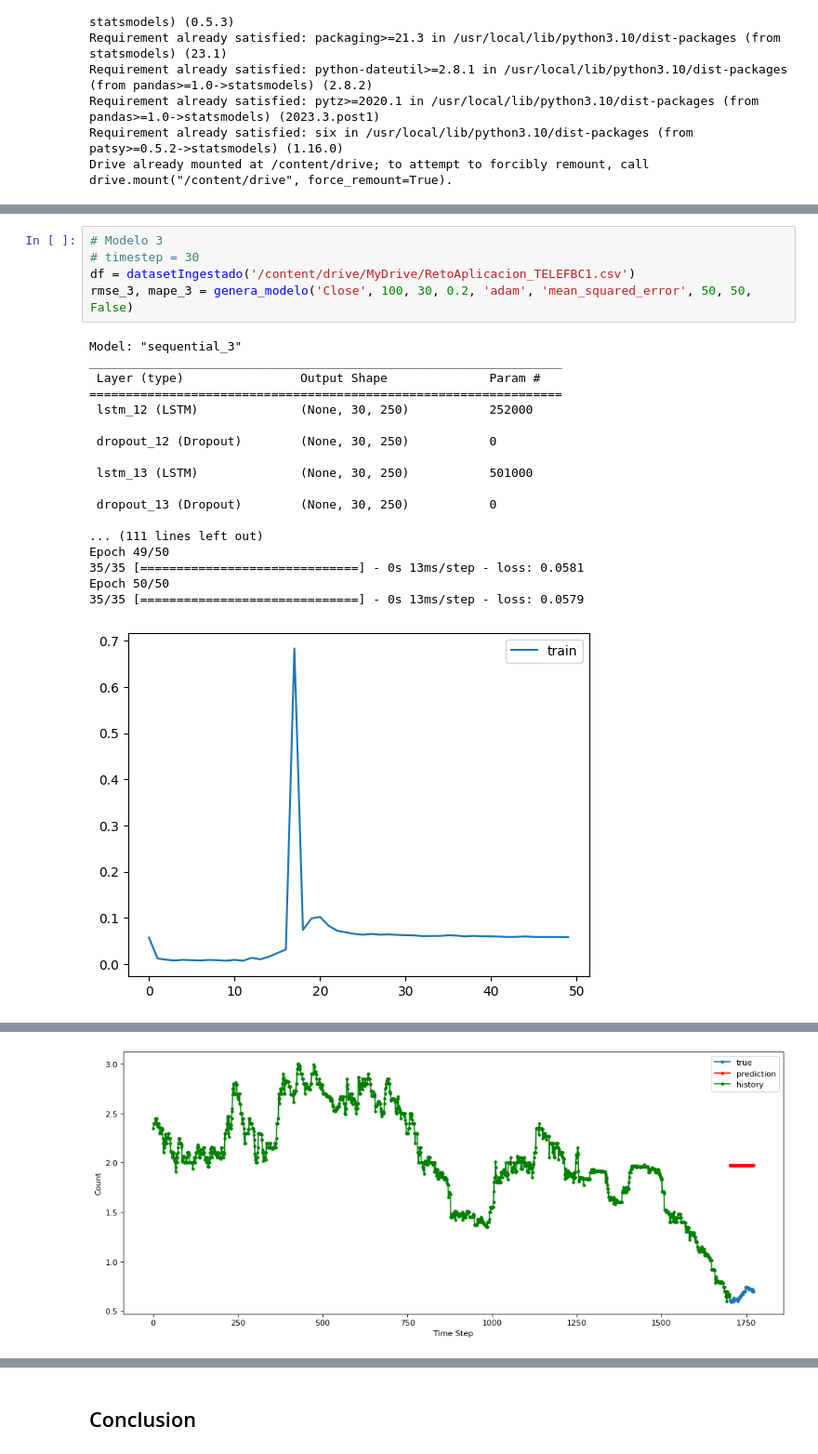
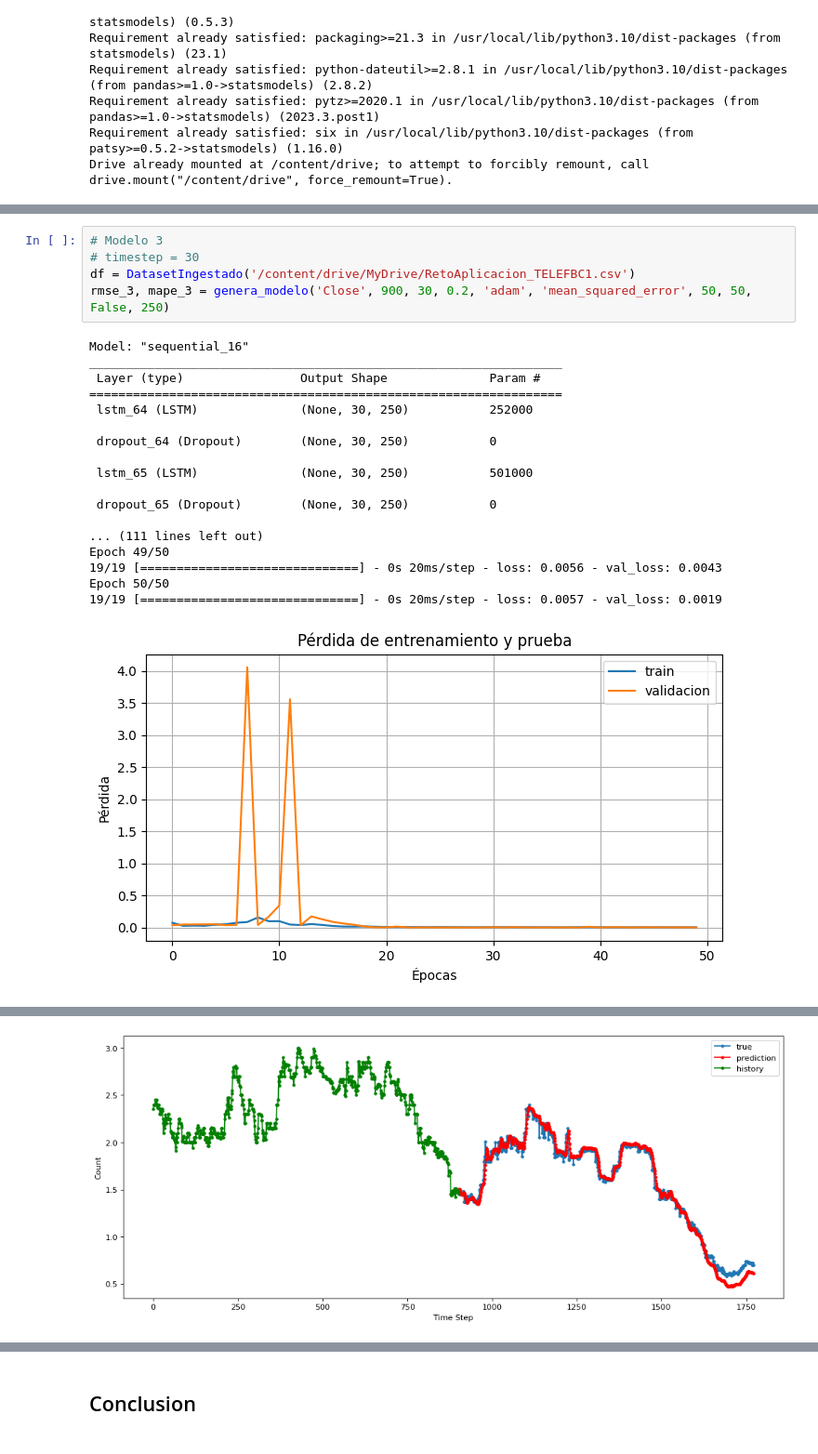
Before and after one commit to dhuanca/deeplearning, a Jupyter notebook: Implementacion.ipynb, the cells around one changed output, grey strips where cells are left out. Shown at 93% size. Cells and saved outputs as stored; diff of their text form.

```diff
--- a/Implementacion.ipynb
+++ b/Implementacion.ipynb
@@ -115,24 +102,24 @@ MAPE:  2.8348926698744146
 # %%
 # Modelo 3
 # timestep = 30
-df = datasetIngestado('/content/drive/MyDrive/RetoAplicacion_TELEFBC1.csv')
-rmse_3, mape_3 = genera_modelo('Close', 100, 30, 0.2, 'adam', 'mean_squared_error', 50, 50, False)
+df = DatasetIngestado('/content/drive/MyDrive/RetoAplicacion_TELEFBC1.csv')
+rmse_3, mape_3 = genera_modelo('Close', 900, 30, 0.2, 'adam', 'mean_squared_error', 50, 50, False, 250)
 # %% [output]
-Model: "sequential_3"
+Model: "sequential_16"
 _________________________________________________________________
  Layer (type)                Output Shape              Param #
 =================================================================
- lstm_12 (LSTM)              (None, 30, 250)           252000
+ lstm_64 (LSTM)              (None, 30, 250)           252000
 
- dropout_12 (Dropout)        (None, 30, 250)           0
+ dropout_64 (Dropout)        (None, 30, 250)           0
 
- lstm_13 (LSTM)              (None, 30, 250)           501000
+ lstm_65 (LSTM)              (None, 30, 250)           501000
 
- dropout_13 (Dropout)        (None, 30, 250)           0
+ dropout_65 (Dropout)        (None, 30, 250)           0
 
 ... (111 lines left out)
 Epoch 49/50
-35/35 [==============================] - 0s 13ms/step - loss: 0.0581
+19/19 [==============================] - 0s 20ms/step - loss: 0.0056 - val_loss: 0.0043
 Epoch 50/50
-35/35 [==============================] - 0s 13ms/step - loss: 0.0579
+19/19 [==============================] - 0s 20ms/step - loss: 0.0057 - val_loss: 0.0019
-[figure, old version]
+[figure, new version]
@@ -140 +127 @@ Epoch 50/50
-[figure, old version]
+[figure, new version]
```
Also changed, not shown: parts of 13 cells of this notebook.
